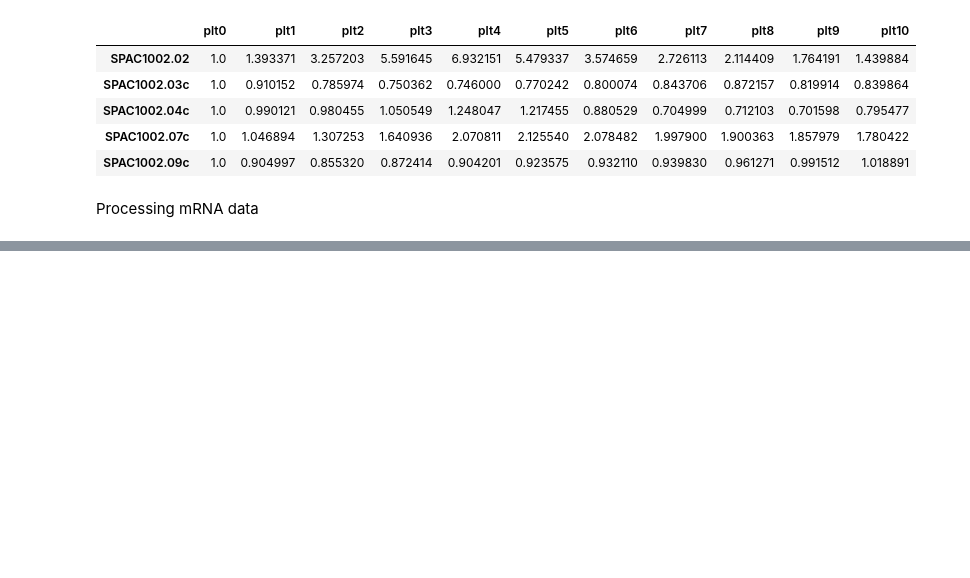
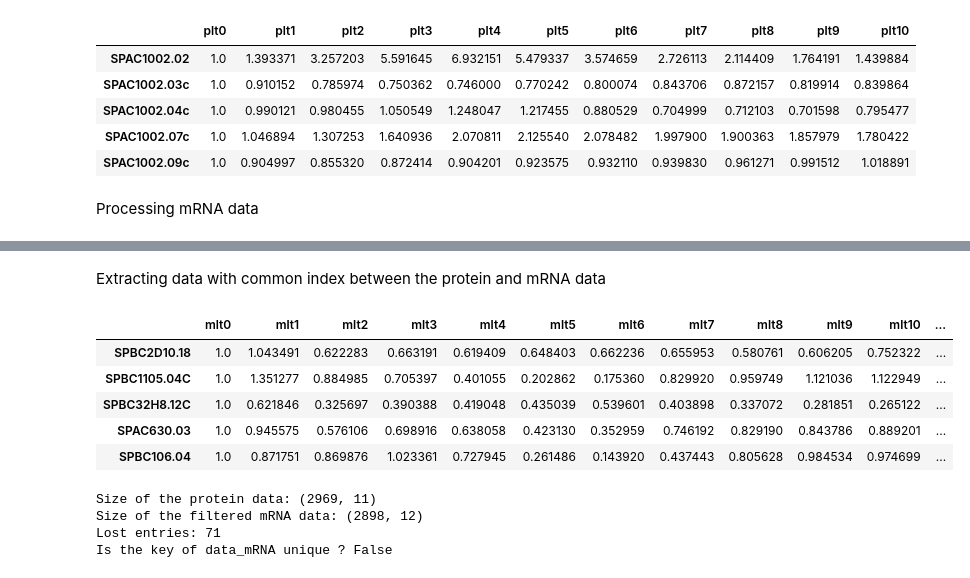
Before and after one commit to lfkrapp/easy-pancake, a Jupyter notebook: Project.ipynb, the cells around one changed output, grey strips where cells are left out. Saved outputs shown, nothing was run; the diff lists cells and outputs as text; code cells hidden in the pictures; blank space fills up the shorter version.

```diff
--- a/Project.ipynb
+++ b/Project.ipynb
@@ -87,0 +112,29 @@ data_mRNA.head()
+# %% [markdown]
+Extracting data with common index between the protein and mRNA data
+# %%
+# create the pattern and the filter
+pattern = '|'.join(data_prot.index.values)
+filter_ = data_mRNA.index.str.contains(pattern, case=False, na=False)
+
+# extract mRNA data with corresponding protein name
+data_mRNA = data_mRNA[filter_]
+
+# show preview
+data_mRNA.head()
+# %% [output]
+|  | mlt0 | mlt1 | mlt2 | mlt3 | mlt4 | mlt5 | mlt6 | mlt7 | mlt8 | mlt9 | mlt10 | ... |
+| SPBC2D10.18 | 1.0 | 1.043491 | 0.622283 | 0.663191 | 0.619409 | 0.648403 | 0.662236 | 0.655953 | 0.580761 | 0.606205 | 0.752322 | ... |
+| SPBC1105.04C | 1.0 | 1.351277 | 0.884985 | 0.705397 | 0.401055 | 0.202862 | 0.175360 | 0.829920 | 0.959749 | 1.121036 | 1.122949 | ... |
+| SPBC32H8.12C | 1.0 | 0.621846 | 0.325697 | 0.390388 | 0.419048 | 0.435039 | 0.539601 | 0.403898 | 0.337072 | 0.281851 | 0.265122 | ... |
+| SPAC630.03 | 1.0 | 0.945575 | 0.576106 | 0.698916 | 0.638058 | 0.423130 | 0.352959 | 0.746192 | 0.829190 | 0.843786 | 0.889201 | ... |
+| SPBC106.04 | 1.0 | 0.871751 | 0.869876 | 1.023361 | 0.727945 | 0.261486 | 0.143920 | 0.437443 | 0.805628 | 0.984534 | 0.974699 | ... |
+# %%
+# comparing size of protein data and filtered mRNA data
+print('Size of the protein data:', data_prot.shape)
+print('Size of the filtered mRNA data:', data_mRNA.shape)
+print('Lost entries:', data_prot.shape[0]-data_mRNA.shape[0])
+# %% [output]
+Size of the protein data: (2969, 11)
+Size of the filtered mRNA data: (2898, 12)
+Lost entries: 71
+Is the key of data_mRNA unique ? False
```
Also changed, not shown: parts of 13 cells of this notebook.
